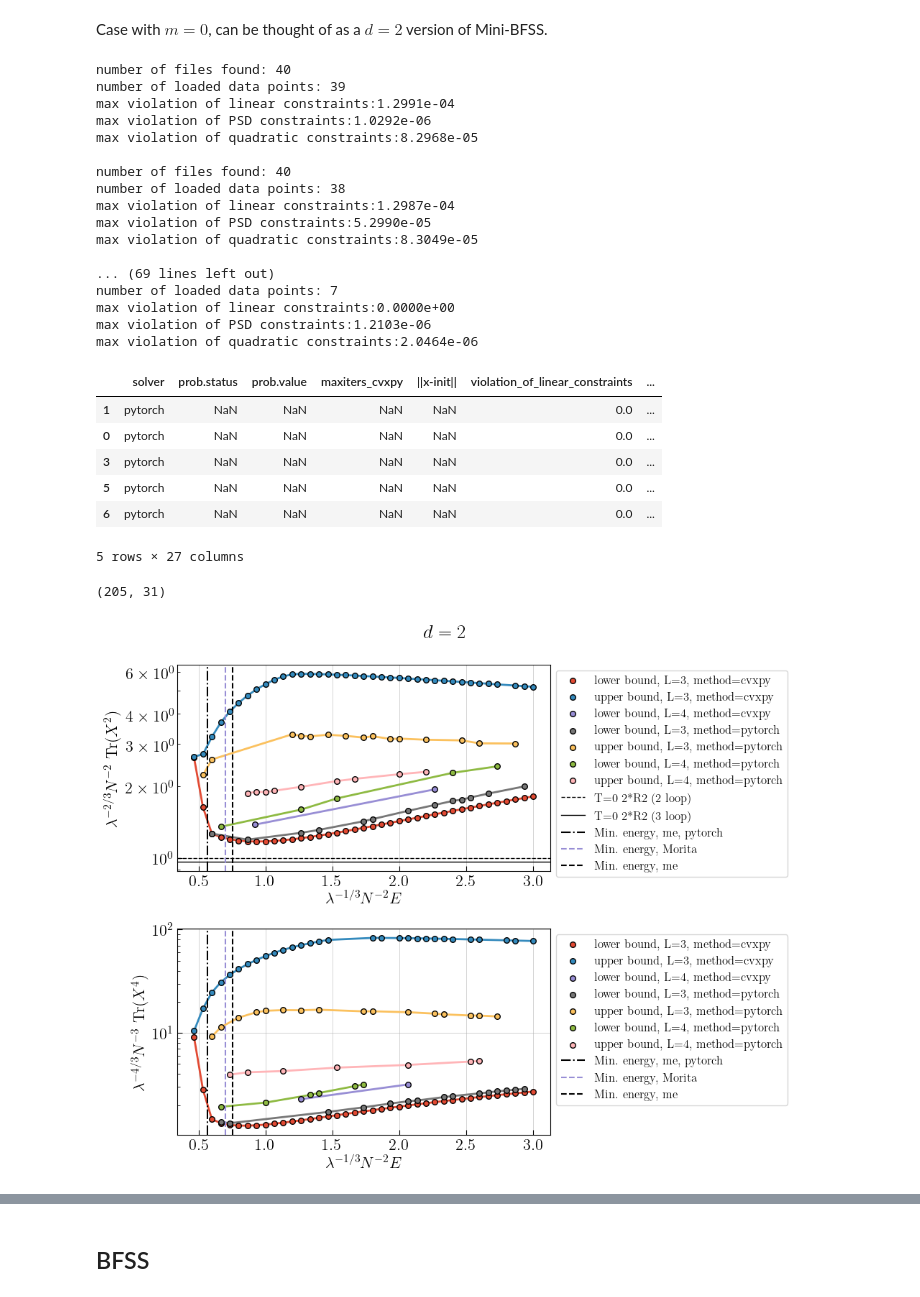
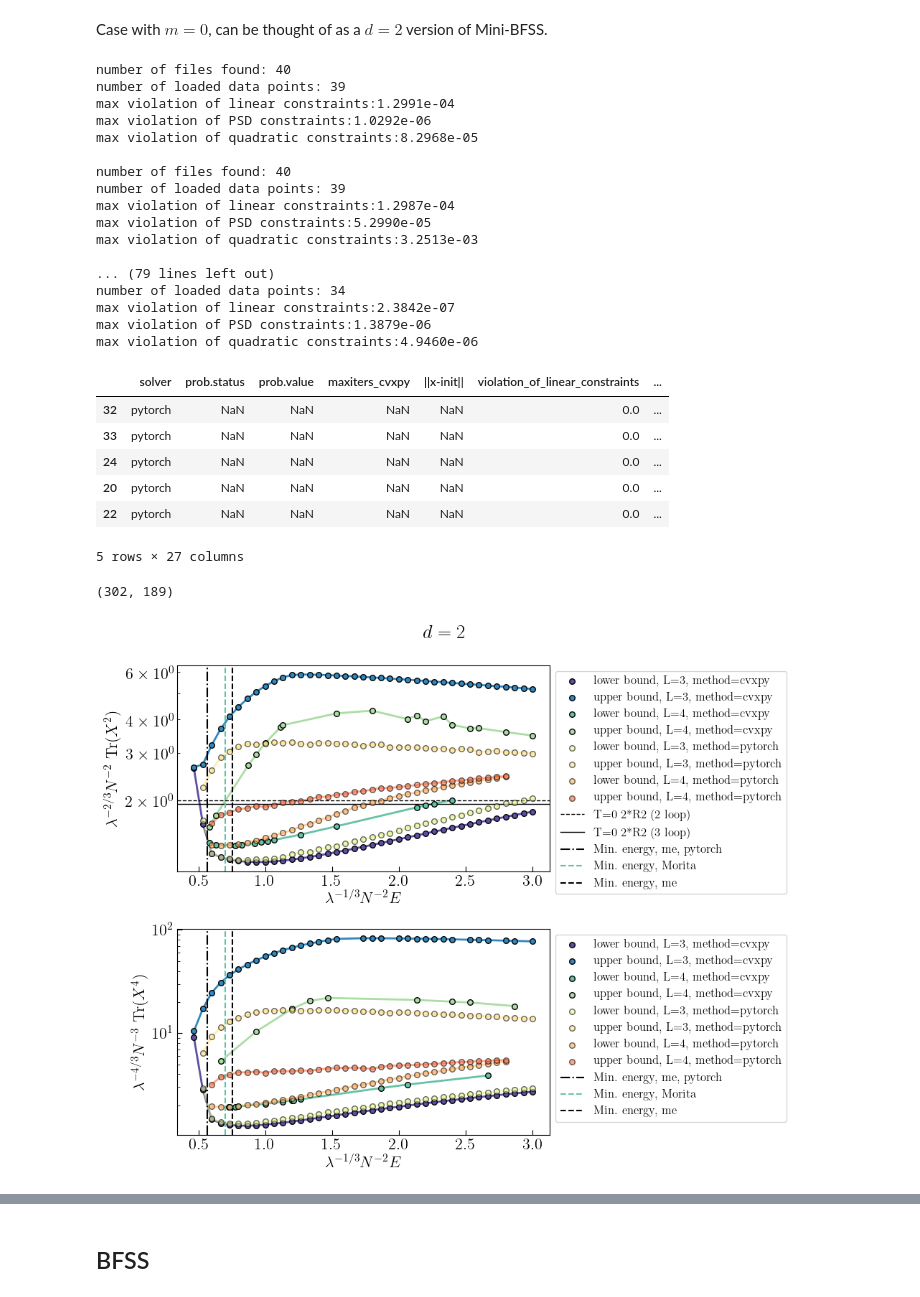
Before and after one commit to gshartnett/bmnsim, a Jupyter notebook: Plotting Notebook.ipynb, the cells around one changed output, grey strips where cells are left out. Drawn from its saved outputs; the diff is of its cells as text; code cells hidden in the pictures.

```diff
--- a/Plotting Notebook.ipynb
+++ b/Plotting Notebook.ipynb
@@ -23,10 +23,11 @@ plt.rc("font", family="serif", size=16)
 matplotlib.rc("text", usetex=True)
 matplotlib.rc("legend", fontsize=16)
 matplotlib.rcParams["axes.prop_cycle"] = cycler(
-    color=["#E24A33", "#348ABD", "#988ED5", "#777777", "#FBC15E", "#8EBA42", "#FFB5B8"]
+    #color=["#E24A33", "#348ABD", "#988ED5", "#777777", "#FBC15E", "#8EBA42", "#FFB5B8"]
+    color=['#9e0142','#d53e4f','#f46d43','#fdae61','#fee08b','#e6f598','#abdda4','#66c2a5','#3288bd','#5e4fa2'][::-1]
 )
 matplotlib.rcParams.update(
-    {"axes.grid": True, "grid.alpha": 0.75, "grid.linewidth": 0.5}
+    {"axes.grid": False, "grid.alpha": 0.75, "grid.linewidth": 0.5}
 )
 colors = plt.rcParams["axes.prop_cycle"].by_key()["color"]
 
@@ -380,10 +337,0 @@ incrementally decreasing E
-# %%
-datadir = "data/TwoMatrix_L_3_symmetric_zero_mass_init_from_previous_soln"
-df = load_data(datadir=datadir, names_in_filename=["x_2"], delete_param=False, tol=1e-6)
-
-params = np.asarray([df.iloc[i]["param"] for i in range(len(df))])
-zeros = np.abs(params) < 1e-8
-
-for i in range(len(zeros)):
-    if not np.all(zeros[i] == zeros[-1]):
-        print(i)
@@ -435,8 +338,7 @@ plt.show()
 # %% [markdown]
 Case with $m=0$, can be thought of as a $d=2$ version of Mini-BFSS.
 # %%
-## max_quad_constraint_violation no longer being computed correctly
-tol = 1e-3
+tol = 1e-2
 
 dataframes = []
 for method in ["cvxpy", "pytorch"]:
@@ -500,27 +402,27 @@ max violation of PSD constraints:1.0292e-06
 max violation of quadratic constraints:8.2968e-05
 
 number of files found: 40
-number of loaded data points: 38
+number of loaded data points: 39
 max violation of linear constraints:1.2987e-04
 max violation of PSD constraints:5.2990e-05
-max violation of quadratic constraints:8.3049e-05
+max violation of quadratic constraints:3.2513e-03
 
-... (69 lines left out)
-number of loaded data points: 7
-max violation of linear constraints:0.0000e+00
-max violation of PSD constraints:1.2103e-06
-max violation of quadratic constraints:2.0464e-06
+... (79 lines left out)
+number of loaded data points: 34
+max violation of linear constraints:2.3842e-07
+max violation of PSD constraints:1.3879e-06
+max violation of quadratic constraints:4.9460e-06
 |  | solver | prob.status | prob.value | maxiters_cvxpy | ||x-init|| | violation_of_linear_constraints | ... |
-| 1 | pytorch | NaN | NaN | NaN | NaN | 0.0 | ... |
-| 0 | pytorch | NaN | NaN | NaN | NaN | 0.0 | ... |
-| 3 | pytorch | NaN | NaN | NaN | NaN | 0.0 | ... |
-| 5 | pytorch | NaN | NaN | NaN | NaN | 0.0 | ... |
-| 6 | pytorch | NaN | NaN | NaN | NaN | 0.0 | ... |
+| 32 | pytorch | NaN | NaN | NaN | NaN | 0.0 | ... |
+| 33 | pytorch | NaN | NaN | NaN | NaN | 0.0 | ... |
+| 24 | pytorch | NaN | NaN | NaN | NaN | 0.0 | ... |
+| 20 | pytorch | NaN | NaN | NaN | NaN | 0.0 | ... |
+| 22 | pytorch | NaN | NaN | NaN | NaN | 0.0 | ... |
 5 rows × 27 columns
 # %%
 len(df[df["L"] == 3]), len(df[df["L"] == 4])
 # %% [output]
-(205, 31)
+(302, 189)
 # %%
 # test that H = K + V, implying that K, V can be correctly extracted
 assert np.allclose(df["energy"], df["p_2"]/2 + df["neg_commutator_squared"]/4)
@@ -533,55 +435,68 @@ fig, axes = plt.subplots(2, 1, figsize=(10, 2*4))
 ax = axes[0]
 for method in ["cvxpy", "pytorch"]:
     for L in [3, 4]:
+        if method == 'pytorch':
+            alpha = 0.6
+        else:
+            alpha = 1.0
+
         operator_to_minimize = "x_2"
         df_tmp = df[(df["operator_to_minimize"] == operator_to_minimize) & (df["L"] == L) & (df["method"] == method)]
         if len(df_tmp) > 0:
-            ax.scatter(df_tmp["energy"], df_tmp[operator_to_minimize], edgecolor='k', zorder=10, s=30, label=f'lower bound, L={L}, method={method}')
-            ax.plot(df_tmp["energy"], df_tmp[operator_to_minimize])
+            ax.scatter(df_tmp["energy"], df_tmp[operator_to_minimize], edgecolor='k', zorder=10, s=30, label=f'lower bound, L={L}, method={method}', alpha=alpha)
+            ax.plot(df_tmp["energy"], df_tmp[operator_to_minimize], alpha=alpha)
 
         operator_to_minimize = "neg_x_2"
         df_tmp = df[(df["operator_to_minimize"] == operator_to_minimize) & (df["L"] == L) & (df["method"] == method)]
         if len(df_tmp) > 0:
-            ax.scatter(df_tmp["energy"], df_tmp["x_2"], edgecolor='k', zorder=10, s=30, label=f'upper bound, L={L}, method={method}')
-            ax.plot(df_tmp["energy"], df_tmp["x_2"])
+            ax.scatter(df_tmp["energy"], df_tmp["x_2"], edgecolor='k', zorder=10, s=30, label=f'upper bound, L={L}, method={method}', alpha=alpha)
+            ax.plot(df_tmp["energy"], df_tmp["x_2"], alpha=alpha)
 
 ax.set_xlabel(r"$\lambda^{-1/3} N^{-2} E$")
 ax.set_ylabel(r"$\lambda^{-2/3} N^{-2}$ Tr$(X^2)$")
-ax.axhline(Morita_R_squared(d=2, loop=2), linestyle='--', color='k', linewidth=1, label='T=0 2*R2 (2 loop)')
-ax.axhline(Morita_R_squared(d=2, loop=3), linestyle='-', color='k', linewidth=1, label='T=0 2*R2 (3 loop)')
+ax.axhline(2*Morita_R_squared(d=2, loop=2), linestyle='--', color='k', linewidth=1, label='T=0 2*R2 (2 loop)')
+ax.axhline(2*Morita_R_squared(d=2, loop=3), linestyle='-', color='k', linewidth=1, label='T=0 2*R2 (3 loop)')
 ax.set_yscale('log')
 
 ax = axes[1]
 for method in ["cvxpy", "pytorch"]:
     for L in [3, 4]:
+        if method == 'pytorch':
+            alpha = 0.6
+        else:
+            alpha = 1.0
+
         operator_to_minimize = "x_4"
         df_tmp = df[(df["operator_to_minimize"] == operator_to_minimize) & (df["L"] == L) & (df["method"] == method)]
         if len(df_tmp) > 0:
-            ax.scatter(df_tmp["energy"], df_tmp[operator_to_minimize], edgecolor='k', zorder=10, s=30, label=f'lower bound, L={L}, method={method}')
-            ax.plot(df_tmp["energy"], df_tmp[operator_to_minimize])
+            ax.scatter(df_tmp["energy"], df_tmp[operator_to_minimize], edgecolor='k', zorder=10, s=30, label=f'lower bound, L={L}, method={method}', alpha=alpha)
+            ax.plot(df_tmp["energy"], df_tmp[operator_to_minimize], alpha=alpha)
 
         operator_to_minimize = "neg_x_4"
         df_tmp = df[(df["operator_to_minimize"] == operator_to_minimize) & (df["L"] == L) & (df["method"] == method)]
         if len(df_tmp) > 0:
-            ax.scatter(df_tmp["energy"], df_tmp["x_4"], edgecolor='k', zorder=10, s=30, label=f'upper bound, L={L}, method={method}')
-            ax.plot(df_tmp["energy"], df_tmp["x_4"])
+            ax.scatter(df_tmp["energy"], df_tmp["x_4"], edgecolor='k', zorder=10, s=30, label=f'upper bound, L={L}, method={method}', alpha=alpha)
+            ax.plot(df_tmp["energy"], df_tmp["x_4"], alpha=alpha)
+
+#energy = np.linspace(0.4, 3.0, 40)
+#ax.plot(energy, lin_lower_bound_x4_bosonic_only(energy, d=2), label="Lin", color='k', linestyle='--', linewidth=1)
 
 ax.legend(fontsize=12, bbox_to_anchor=(1,1))
 ax.set_xlabel(r"$\lambda^{-1/3} N^{-2} E$")
 ax.set_ylabel(r"$\lambda^{-4/3} N^{-3}$ Tr$(X^4)$")
 ax.set_yscale('log')
 
 for ax in axes:
     ax.axvline(0.5662, linestyle='-.', color='k', linewidth=1.5, label='Min. energy, me, pytorch')
     ax.axvline(0.7, linestyle='--', color=colors[2], linewidth=1.5, label='Min. energy, Morita')
     ax.axvline(0.7568, linestyle='--', color='k', linewidth=1.5, label='Min. energy, me')
     ax.legend(fontsize=12, bbox_to_anchor=(1,1))
 
 plt.suptitle(r"$d=2$")
 plt.tight_layout()
 plt.show()
 # %% [output]
-[figure, old version]
+[figure, new version]
 # %%
 for operator_to_minimize in ["x_2", "neg_x_2", "x_4", "neg_x_4"]:
     print(df[(df["operator_to_minimize"] == operator_to_minimize) & (df["L"] == 3)]["energy"].min())
```
Also changed, not shown: parts of 25 cells of this notebook, 4 other files.
